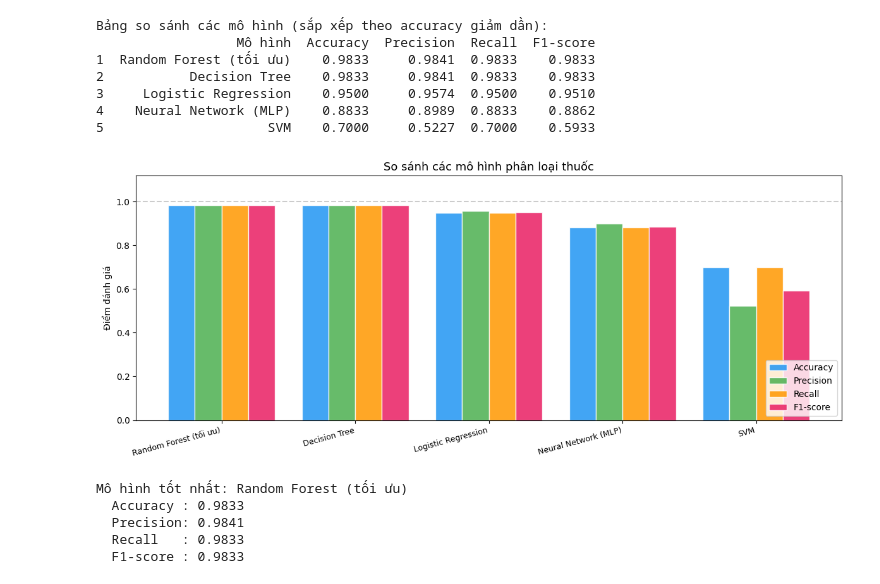
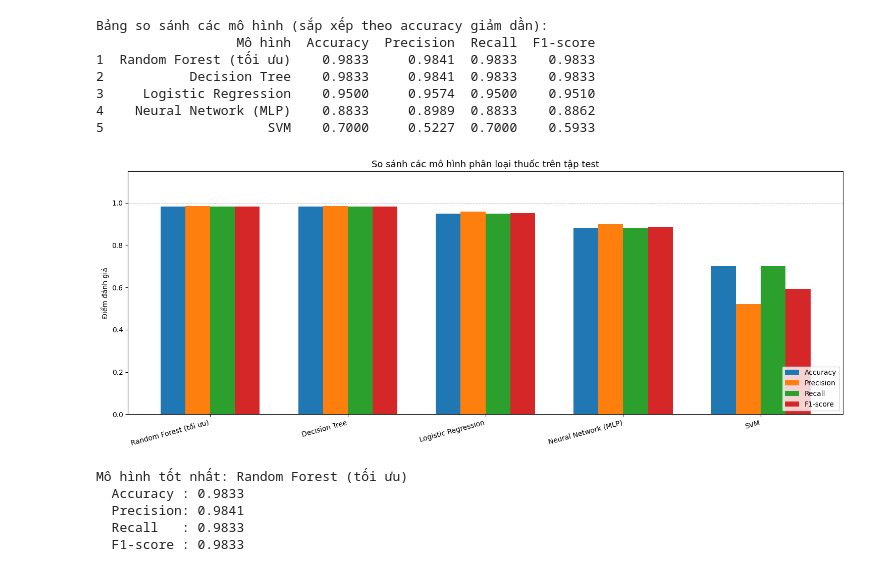
Before and after one commit to trungcandygit/M-n_HTTM, a Jupyter notebook: L7_random_forest_completed.ipynb, the cells around one changed output. Cells and saved outputs as stored; diff of their text form; code cells hidden in the pictures.

```diff
--- a/L7_random_forest_completed.ipynb
+++ b/L7_random_forest_completed.ipynb
@@ -238,8 +305,7 @@ grid_search = GridSearchCV(
     param_grid,
     cv=5,
     scoring='accuracy',
-    n_jobs=-1,
-    verbose=0
+    n_jobs=-1
 )
 grid_search.fit(X_trainset, y_trainset)
 
@@ -305,11 +370,9 @@ for name, model in models.items():
         'F1-score': metrics.f1_score(y_testset, y_pred, average='weighted')
     })
 
-results_df = pd.DataFrame(results_list).sort_values('Accuracy', ascending=False)
-results_df = results_df.reset_index(drop=True)
-results_df.index += 1  # xếp hạng từ 1
+results_df = pd.DataFrame(results_list).sort_values('Accuracy', ascending=False).reset_index(drop=True)
+results_df.index = results_df.index + 1
 
-# Làm đẹp bảng
 print('Bảng so sánh các mô hình (sắp xếp theo accuracy giảm dần):')
 print(results_df.to_string(float_format='{:.4f}'.format))
 # %% [output]
@@ -321,27 +384,25 @@ Bảng so sánh các mô hình (sắp xếp theo accuracy giảm dần):
 4    Neural Network (MLP)    0.8833     0.8989  0.8833    0.8862
 5                     SVM    0.7000     0.5227  0.7000    0.5933
 # %%
-fig, ax = plt.subplots(figsize=(12, 5))
+fig, ax = plt.subplots(figsize=(15, 6))
 
 x = np.arange(len(results_df))
-width = 0.2
-metrics_cols = ['Accuracy', 'Precision', 'Recall', 'F1-score']
-colors = ['#2196F3', '#4CAF50', '#FF9800', '#E91E63']
+width = 0.18
+metric_cols = ['Accuracy', 'Precision', 'Recall', 'F1-score']
 
-for i, (col, color) in enumerate(zip(metrics_cols, colors)):
-    bars = ax.bar(x + i * width, results_df[col], width, label=col,
-                  color=color, alpha=0.85, edgecolor='white')
+for i, col in enumerate(metric_cols):
+    ax.bar(x + i * width, results_df[col], width, label=col)
 
 ax.set_xticks(x + width * 1.5)
-ax.set_xticklabels(results_df['Mô hình'], rotation=15, ha='right', fontsize=9)
-ax.set_ylim(0, 1.12)
-ax.set_title('So sánh các mô hình phân loại thuốc', fontsize=13)
+ax.set_xticklabels(results_df['Mô hình'], rotation=15, ha='right', fontsize=10)
+ax.set_ylim(0, 1.15)
+ax.set_title('So sánh các mô hình phân loại thuốc trên tập test', fontsize=13)
 ax.set_ylabel('Điểm đánh giá')
 ax.legend(loc='lower right')
-ax.axhline(y=1.0, color='gray', linestyle='--', alpha=0.4)
+ax.axhline(y=1.0, color='gray', linestyle='--', alpha=0.5, linewidth=0.8)
 plt.tight_layout()
 plt.show()
 # %% [output]
-[figure, old version]
+[figure, new version]
 # %%
 winner = results_df.iloc[0]
```
Also changed, not shown: parts of 42 cells of this notebook.
